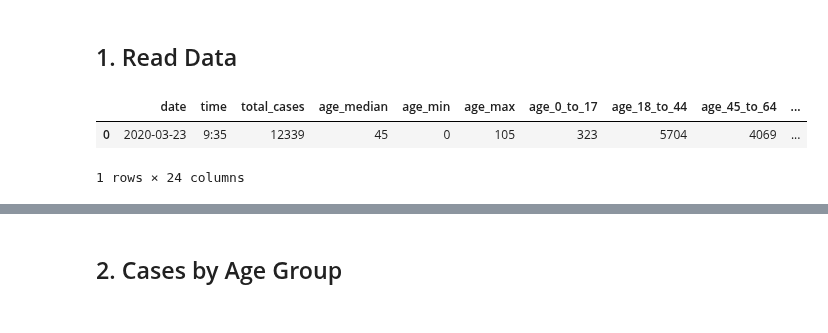
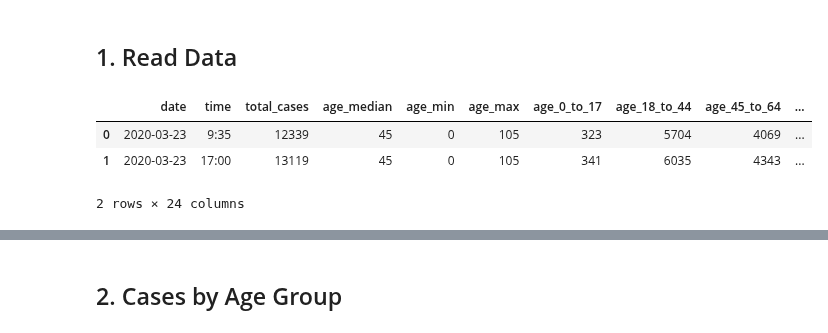
Before and after one commit to carlos-afonso/COVID-19, a Jupyter notebook: notebooks/nyc-covid-19-summary.ipynb, the cells around one changed output, grey strips where cells are left out. Drawn from its saved outputs; the diff is of its cells as text; code cells hidden in the pictures.

```diff
--- a/notebooks/nyc-covid-19-summary.ipynb
+++ b/notebooks/nyc-covid-19-summary.ipynb
@@ -10,17 +10,18 @@ import pandas as pd
 # %% [markdown]
 ## 1. Read Data
 # %%
-update_str = 'as reported by NYC Health on March 23, 2020, 9:25am'
+update_str = 'as reported by NYC Health on March 23, 2020, 5pm'
 source_str = 'Data: nyc.gov/coronavirus - Plot: carlos-afonso.github.io/COVID-19'
 
 data_file = '../data/nyc-health-daily-data-summary/nyc-covid-19-summary-from-2020-03-23.csv'
 
 df = pd.read_csv(data_file)
 df
 # %% [output]
 |  | date | time | total_cases | age_median | age_min | age_max | age_0_to_17 | age_18_to_44 | age_45_to_64 | ... |
 | 0 | 2020-03-23 | 9:35 | 12339 | 45 | 0 | 105 | 323 | 5704 | 4069 | ... |
+| 1 | 2020-03-23 | 17:00 | 13119 | 45 | 0 | 105 | 341 | 6035 | 4343 | ... |
-1 rows × 24 columns
+2 rows × 24 columns
 # %%
 # Show latest data
 df.iloc[-1]
```
Also changed, not shown: parts of 4 cells of this notebook, 8 other files.
